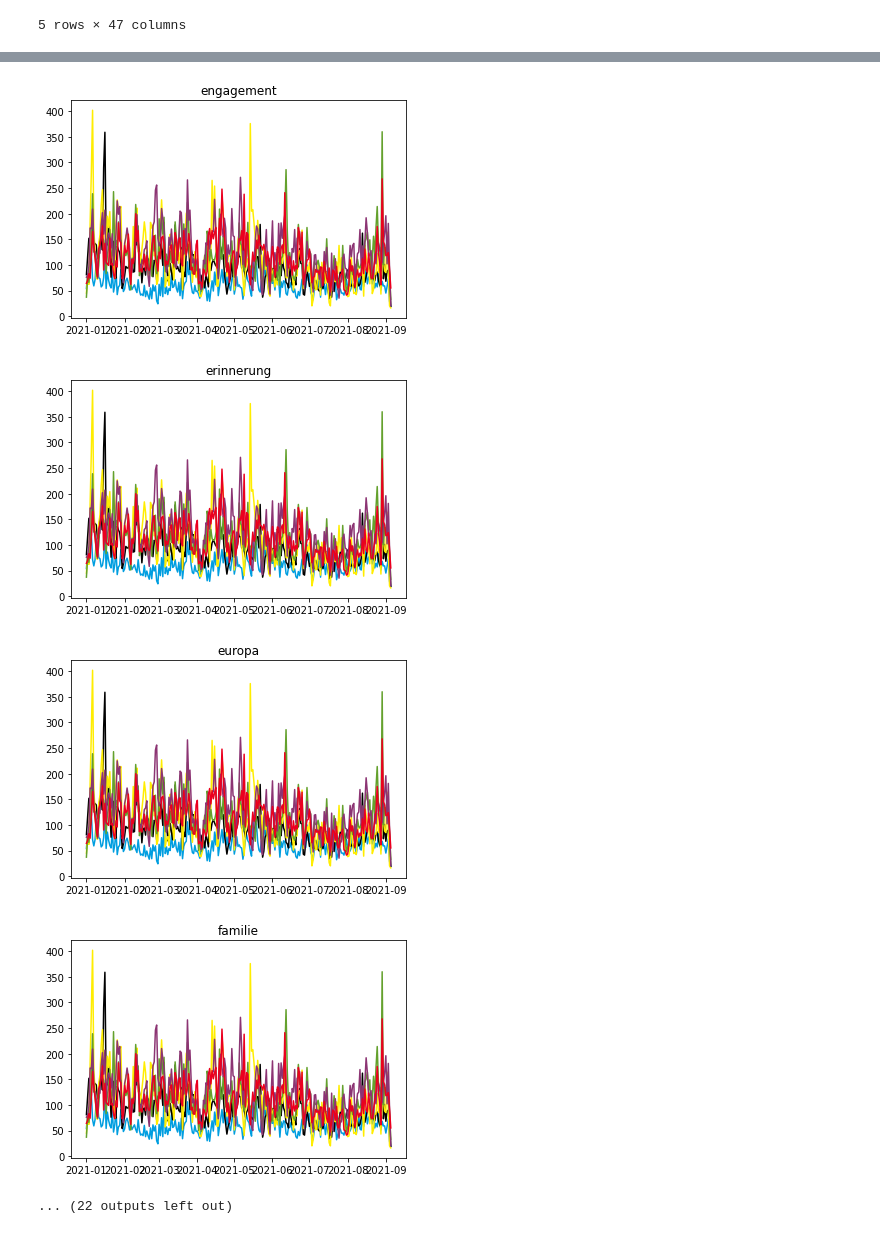
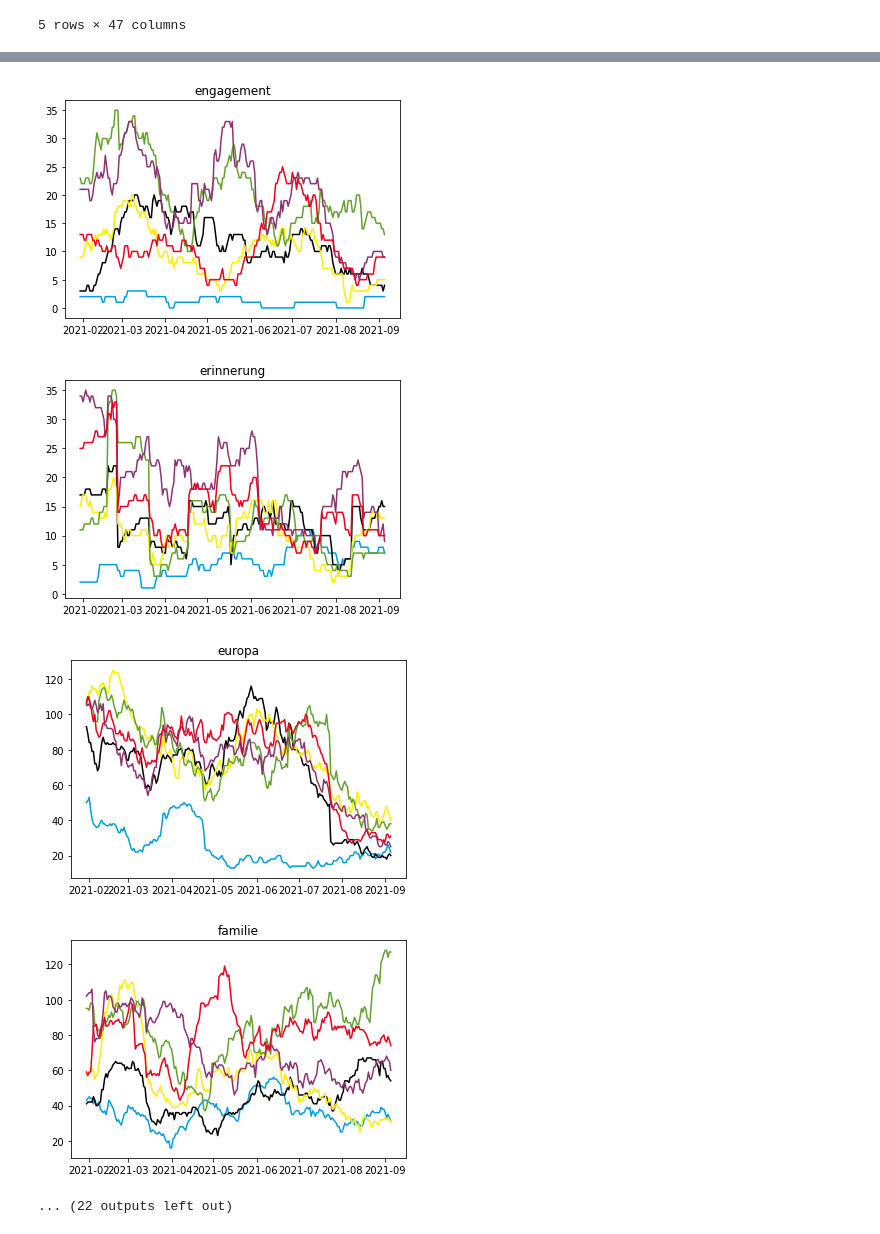
Before and after one commit to mcallaghan/ts-bundestag-tweets, a Jupyter notebook: Topics/fg_ht_themes.ipynb, the cells around one changed output, grey strips where cells are left out. Cells and saved outputs as stored; diff of their text form; code cells hidden in the pictures.

Commit message:
term-topic graphs

```diff
--- a/Topics/fg_ht_themes.ipynb
+++ b/Topics/fg_ht_themes.ipynb
@@ -313,7 +313,8 @@ for j,c in enumerate(topics):
     fig, ax = plt.subplots()
 
     for party, group in df.groupby('party'):
-        counts = group.groupby(group.index.date)[c].count()
+        counts = group.groupby(group.index.date)[c].sum()
+        counts = counts.rolling(30).sum()
 
         ax.plot(counts, color=cdict[party.lower()])
 
@@ -335,5 +336,5 @@ for j,c in enumerate(topics):
-[figure, old version]
+[figure, new version]
-[figure, old version]
+[figure, new version]
-[figure, old version]
+[figure, new version]
-[figure, old version]
+[figure, new version]
 ... (22 outputs left out)
```
Also changed, not shown: parts of 1 cell of this notebook.
